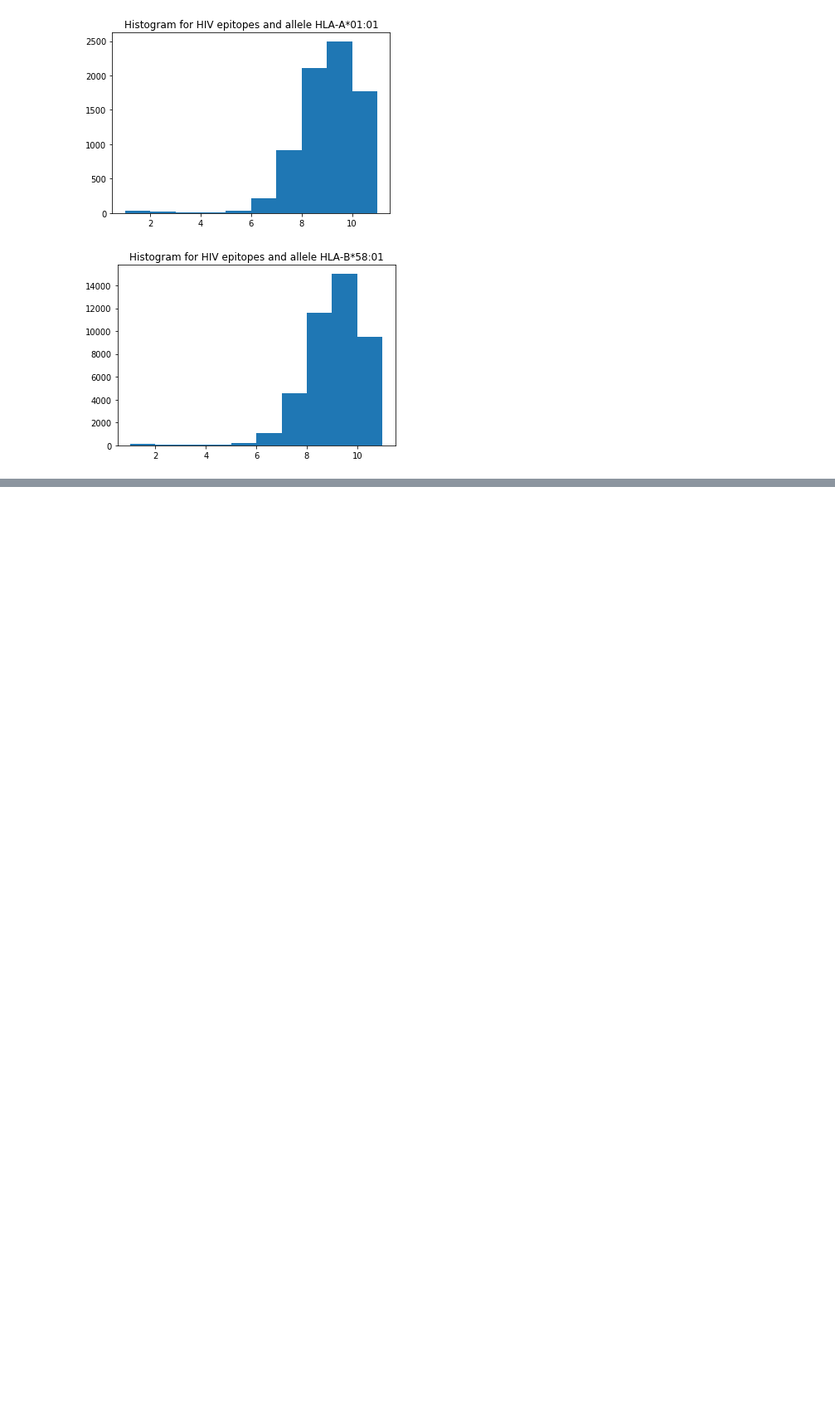
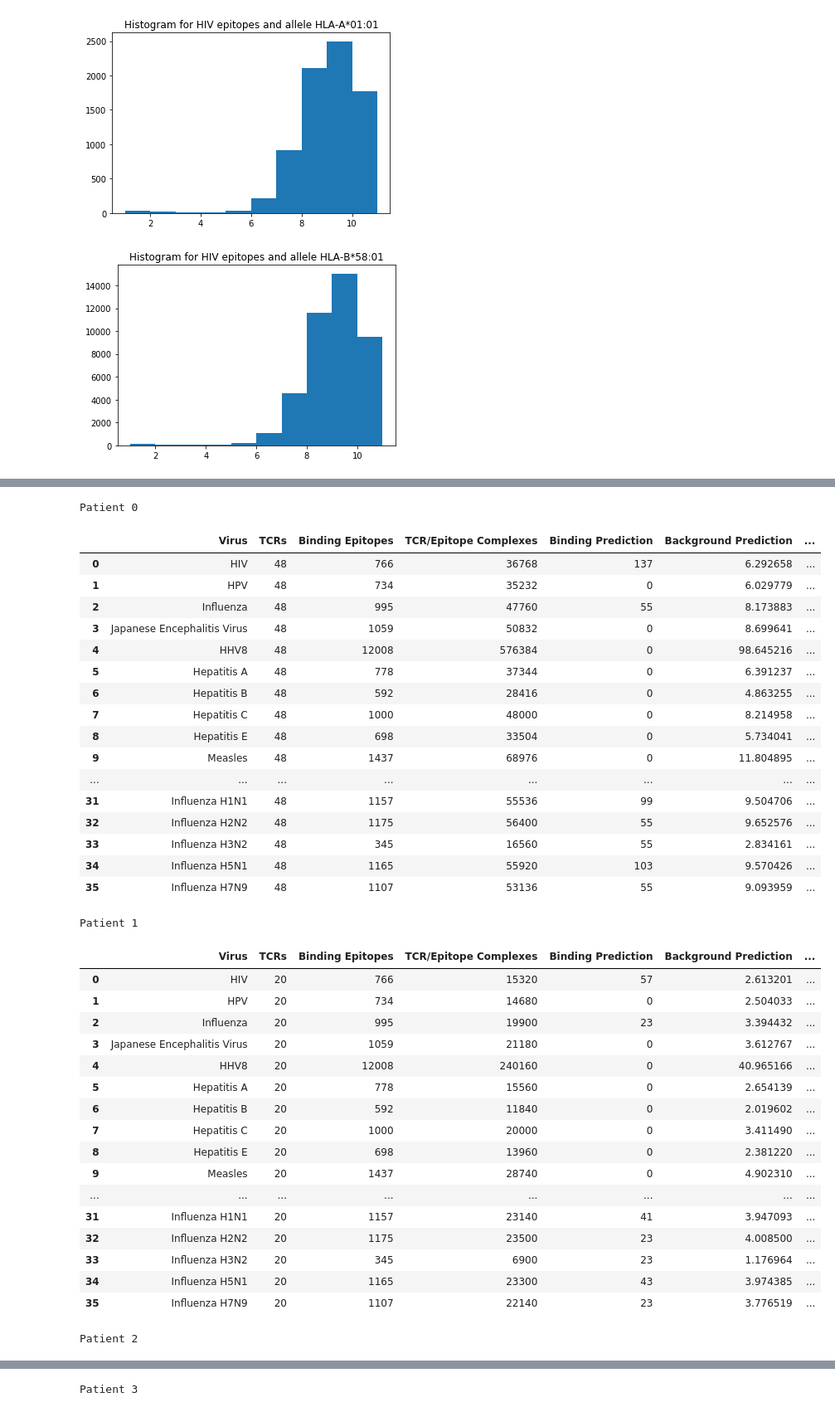
Before and after one commit to alexanderwhatley/TCR-Pathogen-Identification, a Jupyter notebook: benchmark_methods.ipynb, the cells around one changed output, grey strips where cells are left out. Shown: that part at 83% size. Cells and saved outputs as stored; diff of their text form; code cells hidden in the pictures; blank space fills up the shorter version.

```diff
--- a/benchmark_methods.ipynb
+++ b/benchmark_methods.ipynb
@@ -266,0 +283,8 @@ Distinct TCRs in test set 3530
+# %%
+# Get statistics of each experiment/patient group in the dataset
+vdjdb_stats = get_vdjdb_data()
+vdjdb_stats['Subject'] = vdjdb_stats['Meta'].apply(lambda x: json.loads(x)['subject.id'])
+vdjdb_stats = vdjdb_stats.sort_values('Epitope species')
+vdjdb_stats = vdjdb_stats[['Reference', 'Subject', 'Epitope species']].groupby(['Reference', 'Subject', 'Epitope species']).size()
+pd.set_option('display.max_rows', None)
+display(vdjdb_stats)
@@ -992,2 +1256,9 @@ Patient 1
+# %%
+pd.set_option('display.max_rows', None)
+for i, df in enumerate(binding_data_by_patient):
+  virus_appears = df[['Epitope', 'TCR', 'Virus']].groupby(['TCR', 'Epitope']).agg(list).reset_index().rename(columns={'Virus': 'Appears In'})
+  df = df.merge(virus_appears, how='left', on=['TCR', 'Epitope'])
+  print('Patient', i)
+  display(df)
 # %%
 generate_metric_tables_2(patient_tcr, rf_proba, (clf_combined,), 0.707, percentile_cutoff=2)
@@ -1031,2 +1265,42 @@ Patient 1
 # %%
 generate_metric_tables_2(patient_tcr, ensemble_proba, (clf_combined, predictor_combined), 0.8, percentile_cutoff=1)
+# %%
+binding_data_by_patient = generate_metric_tables_2(patient_tcr, rf_proba, (clf_combined_augmented,), 0.5, percentile_cutoff=1)
+# %% [output]
+Patient 0
+|  | Virus | TCRs | Binding Epitopes | TCR/Epitope Complexes | Binding Prediction | Background Prediction | ... |
+| 0 | HIV | 48 | 766 | 36768 | 137 | 6.292658 | ... |
+| 1 | HPV | 48 | 734 | 35232 | 0 | 6.029779 | ... |
+| 2 | Influenza | 48 | 995 | 47760 | 55 | 8.173883 | ... |
+| 3 | Japanese Encephalitis Virus | 48 | 1059 | 50832 | 0 | 8.699641 | ... |
+| 4 | HHV8 | 48 | 12008 | 576384 | 0 | 98.645216 | ... |
+| 5 | Hepatitis A | 48 | 778 | 37344 | 0 | 6.391237 | ... |
+| 6 | Hepatitis B | 48 | 592 | 28416 | 0 | 4.863255 | ... |
+| 7 | Hepatitis C | 48 | 1000 | 48000 | 0 | 8.214958 | ... |
+| 8 | Hepatitis E | 48 | 698 | 33504 | 0 | 5.734041 | ... |
+| 9 | Measles | 48 | 1437 | 68976 | 0 | 11.804895 | ... |
+| ... | ... | ... | ... | ... | ... | ... | ... |
+| 31 | Influenza H1N1 | 48 | 1157 | 55536 | 99 | 9.504706 | ... |
+| 32 | Influenza H2N2 | 48 | 1175 | 56400 | 55 | 9.652576 | ... |
+| 33 | Influenza H3N2 | 48 | 345 | 16560 | 55 | 2.834161 | ... |
+| 34 | Influenza H5N1 | 48 | 1165 | 55920 | 103 | 9.570426 | ... |
+| 35 | Influenza H7N9 | 48 | 1107 | 53136 | 55 | 9.093959 | ... |
+Patient 1
+|  | Virus | TCRs | Binding Epitopes | TCR/Epitope Complexes | Binding Prediction | Background Prediction | ... |
+| 0 | HIV | 20 | 766 | 15320 | 57 | 2.613201 | ... |
+| 1 | HPV | 20 | 734 | 14680 | 0 | 2.504033 | ... |
+| 2 | Influenza | 20 | 995 | 19900 | 23 | 3.394432 | ... |
+| 3 | Japanese Encephalitis Virus | 20 | 1059 | 21180 | 0 | 3.612767 | ... |
+| 4 | HHV8 | 20 | 12008 | 240160 | 0 | 40.965166 | ... |
+| 5 | Hepatitis A | 20 | 778 | 15560 | 0 | 2.654139 | ... |
+| 6 | Hepatitis B | 20 | 592 | 11840 | 0 | 2.019602 | ... |
+| 7 | Hepatitis C | 20 | 1000 | 20000 | 0 | 3.411490 | ... |
+| 8 | Hepatitis E | 20 | 698 | 13960 | 0 | 2.381220 | ... |
+| 9 | Measles | 20 | 1437 | 28740 | 0 | 4.902310 | ... |
+| ... | ... | ... | ... | ... | ... | ... | ... |
+| 31 | Influenza H1N1 | 20 | 1157 | 23140 | 41 | 3.947093 | ... |
+| 32 | Influenza H2N2 | 20 | 1175 | 23500 | 23 | 4.008500 | ... |
+| 33 | Influenza H3N2 | 20 | 345 | 6900 | 23 | 1.176964 | ... |
+| 34 | Influenza H5N1 | 20 | 1165 | 23300 | 43 | 3.974385 | ... |
+| 35 | Influenza H7N9 | 20 | 1107 | 22140 | 23 | 3.776519 | ... |
+Patient 2
@@ -1032,0 +1324 @@ generate_metric_tables_2(patient_tcr, ensemble_proba, (clf_combined, predictor_c
+Patient 3
```
Also changed, not shown: parts of 34 cells of this notebook.
